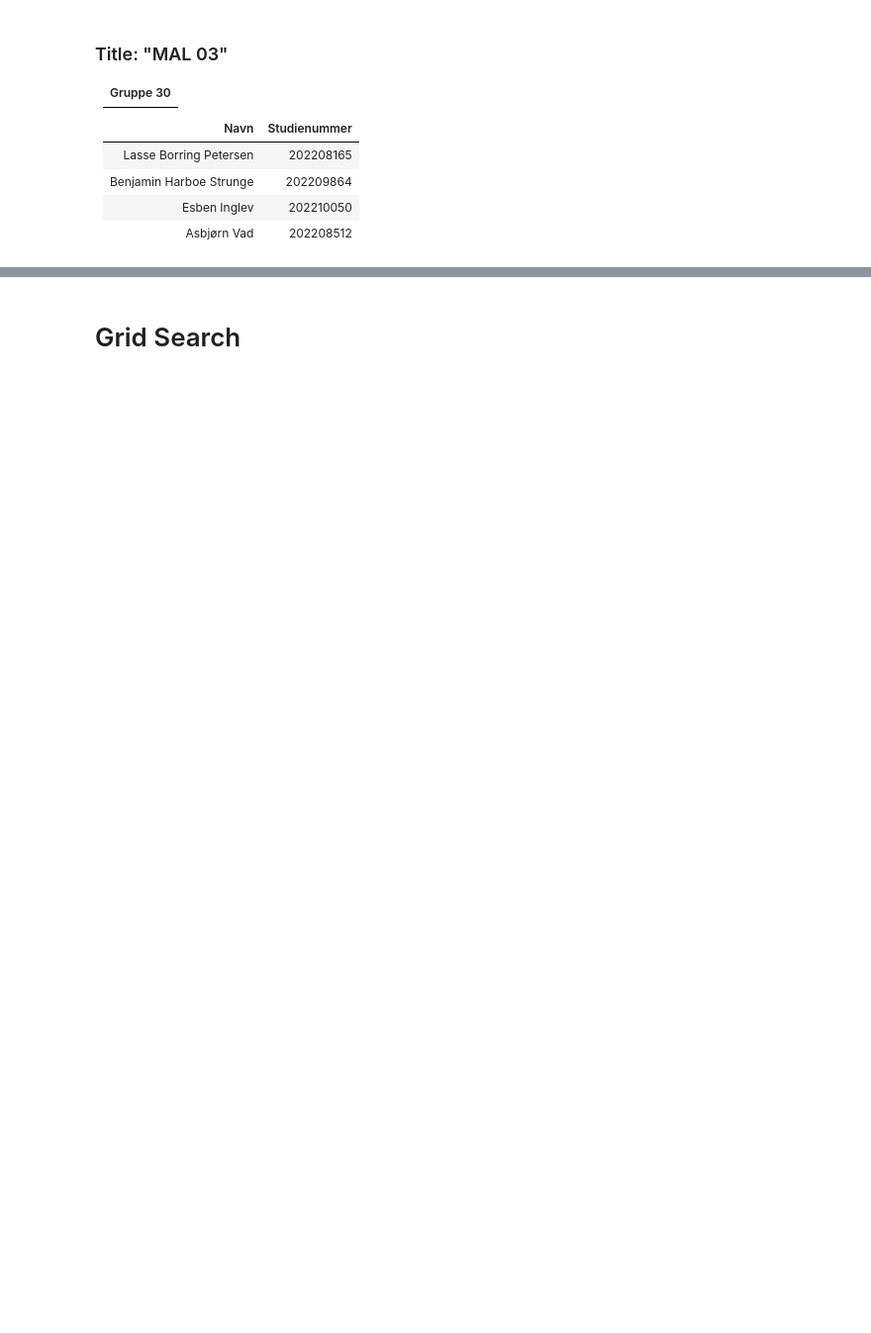
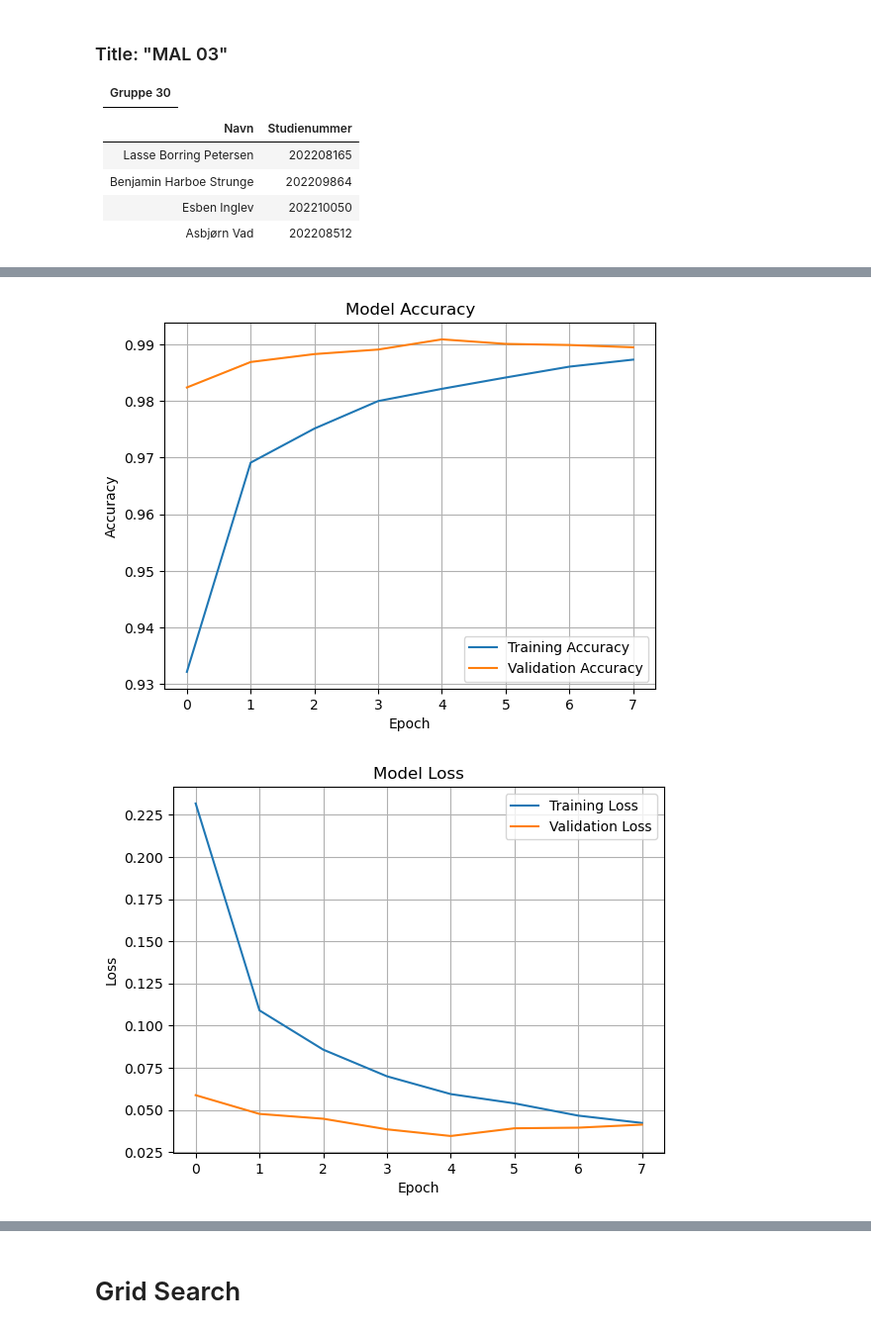
Before and after one commit to Eventid3/mal_grp30, a Jupyter notebook: O3/o3.ipynb, the cells around one changed output, grey strips where cells are left out. Shown: that part at 99% size. Saved outputs shown, nothing was run; the diff lists cells and outputs as text; code cells hidden in the pictures; blank space fills up the shorter version.

Commit message:
-m O3 CNN and Learning curves Qa+Qb

```diff
--- a/O3/o3.ipynb
+++ b/O3/o3.ipynb
@@ -14,0 +193,25 @@
+# %%
+import matplotlib.pyplot as plt
+
+# training & validation accuracy
+plt.plot(history.history['sparse_categorical_accuracy'], label='Training Accuracy')
+plt.plot(history.history['val_sparse_categorical_accuracy'], label='Validation Accuracy')
+plt.title('Model Accuracy')
+plt.xlabel('Epoch')
+plt.ylabel('Accuracy')
+plt.legend(loc='lower right')
+plt.grid(True)
+plt.show()
+
+# training & validation loss
+plt.plot(history.history['loss'], label='Training Loss')
+plt.plot(history.history['val_loss'], label='Validation Loss')
+plt.title('Model Loss')
+plt.xlabel('Epoch')
+plt.ylabel('Loss')
+plt.legend(loc='upper right')
+plt.grid(True)
+plt.show()
+# %% [output]
+[figure, added]
+[figure, added]
```
Also changed, not shown: parts of 11 cells of this notebook, 3 other files.
